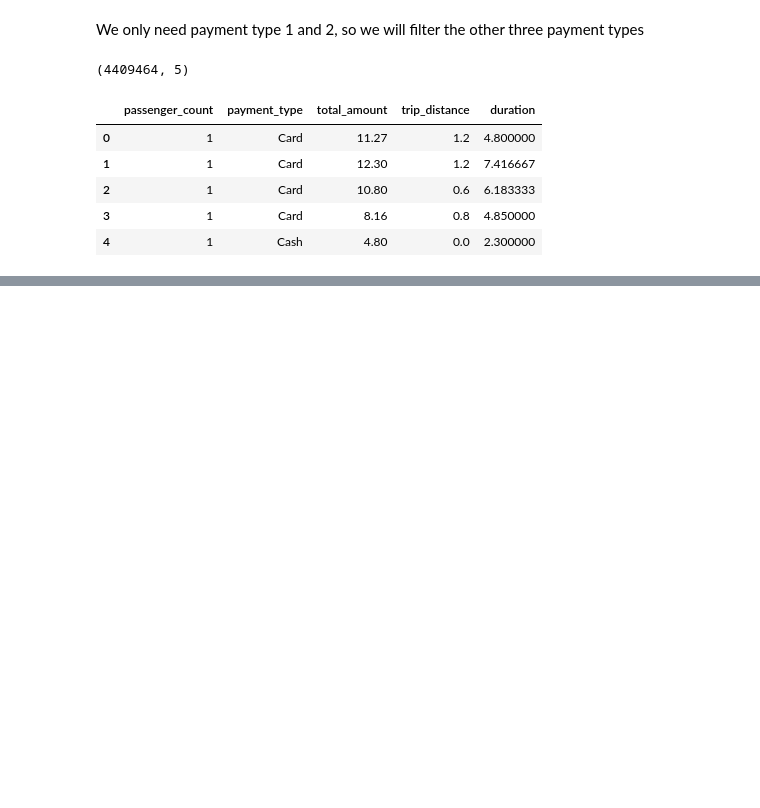
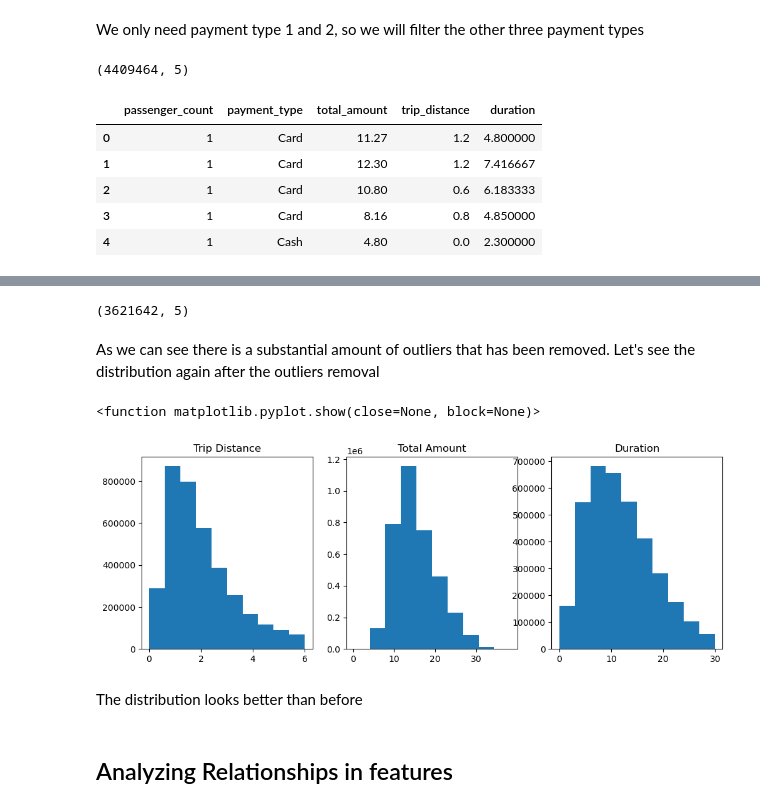
Before and after one commit to sahil095/Maximizing-revenue, a Jupyter notebook: Maximizing Revenue.ipynb, the cells around one changed output, grey strips where cells are left out. Cells and saved outputs as stored; diff of their text form; code cells hidden in the pictures; blank space fills up the shorter version.

```diff
--- a/Maximizing Revenue.ipynb
+++ b/Maximizing Revenue.ipynb
@@ -199,0 +259,36 @@ df.head()
+# %%
+# fundction to calculate IQR and remove outliers
+columns = ['total_amount', 'trip_distance', 'duration']
+for col in columns:
+    q1 = df[col].quantile(0.25)
+    q3 = df[col].quantile(0.75)
+    IQR = q3 - q1
+
+    lower_bound = q1 - 1.5 * IQR - 0.1 # added a bias of 0.1
+    upper_bound = q3 + 1.5 * IQR + 0.1 # added a bias of 0.1
+
+    df = df[(df[col] >= lower_bound) & (df[col] <= upper_bound)]
+
+df.shape
+# %% [output]
+(3621642, 5)
+# %% [markdown]
+As we can see there is a substantial amount of outliers that has been removed. Let's see the distribution again after the outliers removal
+# %%
+fig, ax = plt.subplots(1, 3, figsize=(12, 4))
+ax[0].hist(df['trip_distance'])
+ax[1].hist(df['total_amount'])
+ax[2].hist(df['duration'])
+
+ax[0].set_title('Trip Distance')
+ax[1].set_title('Total Amount')
+ax[2].set_title('Duration')
+
+plt.show
+# %% [output]
+<function matplotlib.pyplot.show(close=None, block=None)>
+[figure, added]
+# %% [markdown]
+The distribution looks better than before
+# %% [markdown]
+## Analyzing Relationships in features
```
Also changed, not shown: parts of 9 cells of this notebook.
